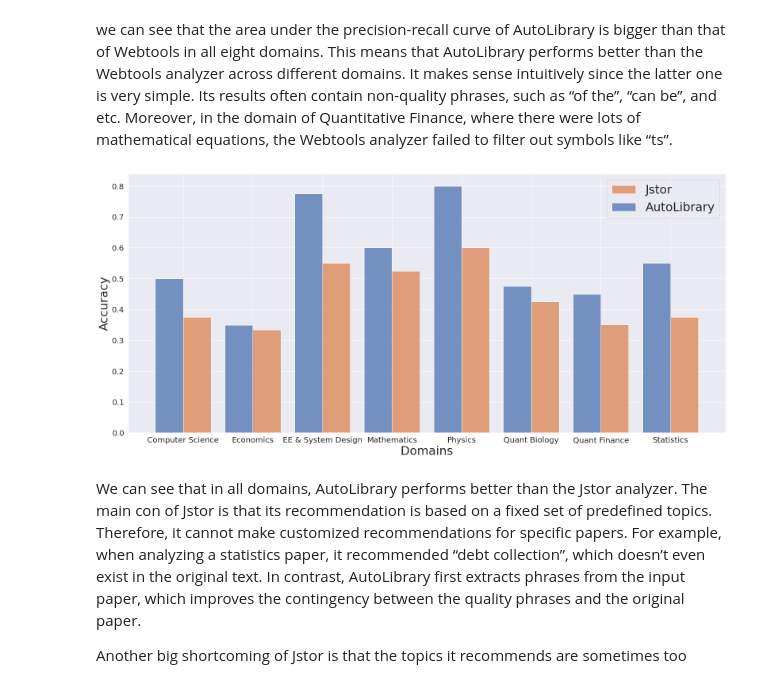
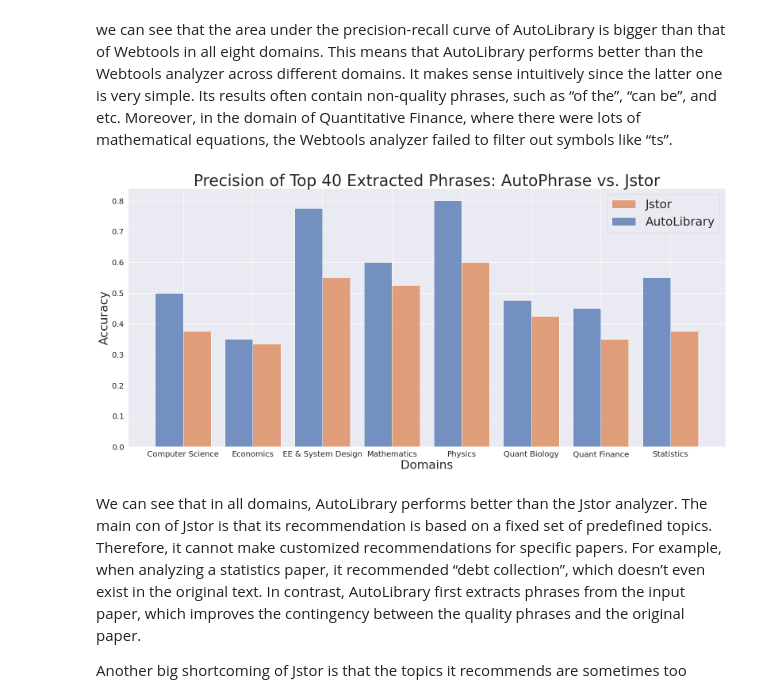
Before and after one commit to YichunRen/AutoLibrary-Scientific-Paper-Keywords-Extraction-, a Jupyter notebook: notebooks/Experiment.ipynb, the cells around one changed output. Drawn from its saved outputs; the diff is of its cells as text; code cells hidden in the pictures.

Commit message:
hist title

```diff
--- a/notebooks/Experiment.ipynb
+++ b/notebooks/Experiment.ipynb
@@ -1806,17 +1806,18 @@ we can see that the area under the precision-recall curve of AutoLibrary is bigg
 # %%
 # autolibrary vs. jstor
 import seaborn as sns
 import matplotlib.pyplot as plt
 fig = plt.figure(figsize = (27, 12))
 sns.set(font_scale = 1.8)
 ax = sns.histplot(data = top40_acc_df, x = "Domain", weights = "Accuracy", hue = "Analyzer",
                   hue_order = ["AutoLibrary", "Jstor"], multiple="dodge", shrink=.8)
 ax.set_xlabel('Domains', fontsize = 30)
 ax.set_ylabel('Accuracy', fontsize = 30)
 ax.legend(labels = ["Jstor", "AutoLibrary"], fontsize = 30)
+ax.set_title("Precision of Top 40 Extracted Phrases: AutoPhrase vs. Jstor", fontsize = 40)
 plt.show()
 # %% [output]
-[figure, old version]
+[figure, new version]
 # %% [markdown]
 We can see that in all domains, AutoLibrary performs better than the Jstor analyzer. The main con of Jstor is that its recommendation is based on a fixed set of predefined topics. Therefore, it cannot make customized recommendations for specific papers. For example, when analyzing a statistics paper, it recommended “debt collection”, which doesn’t even exist in the original text. In contrast, AutoLibrary first extracts phrases from the input paper, which improves the contingency between the quality phrases and the original paper.
 
```
Also changed, not shown: parts of 2 cells of this notebook, 3 other files.
